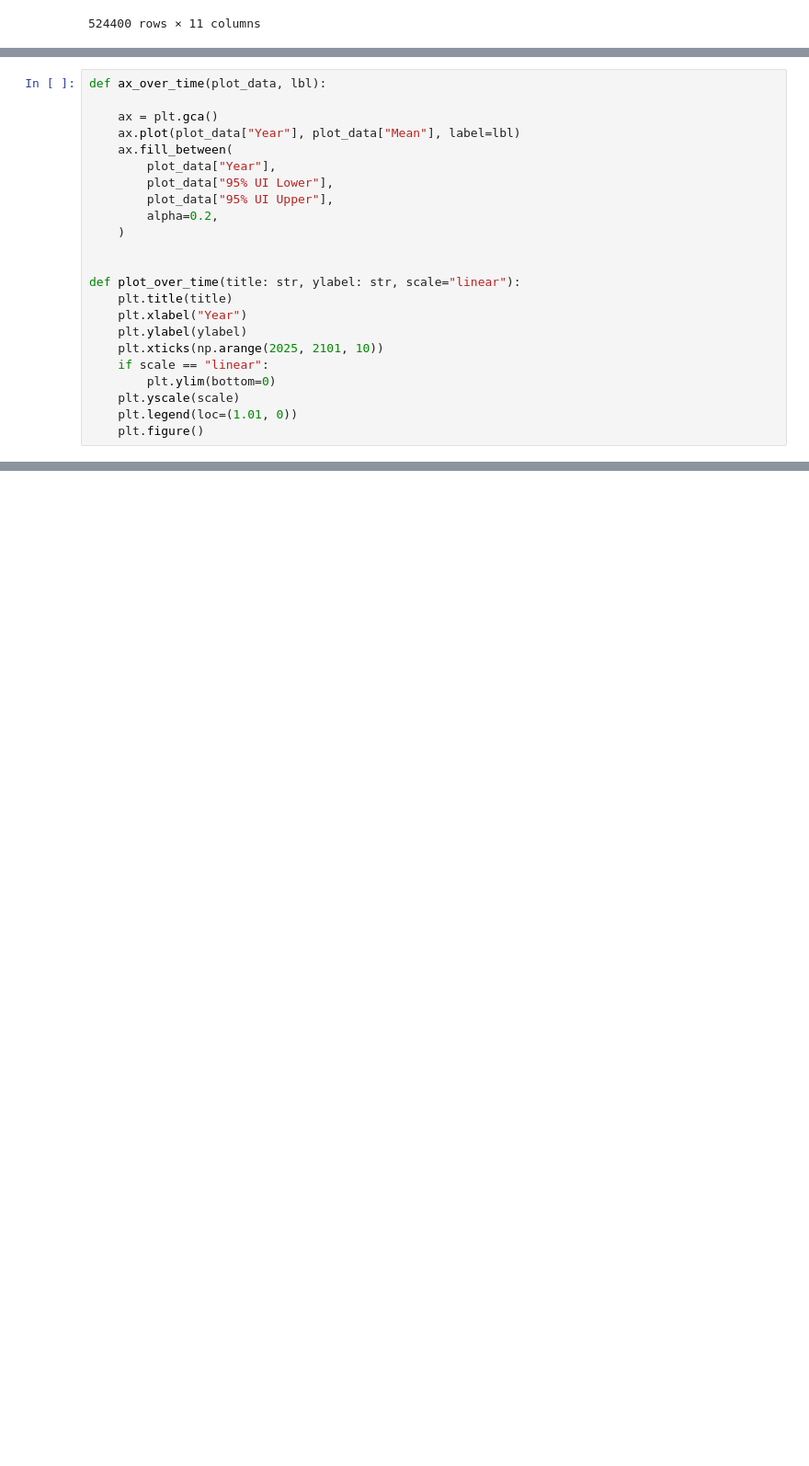
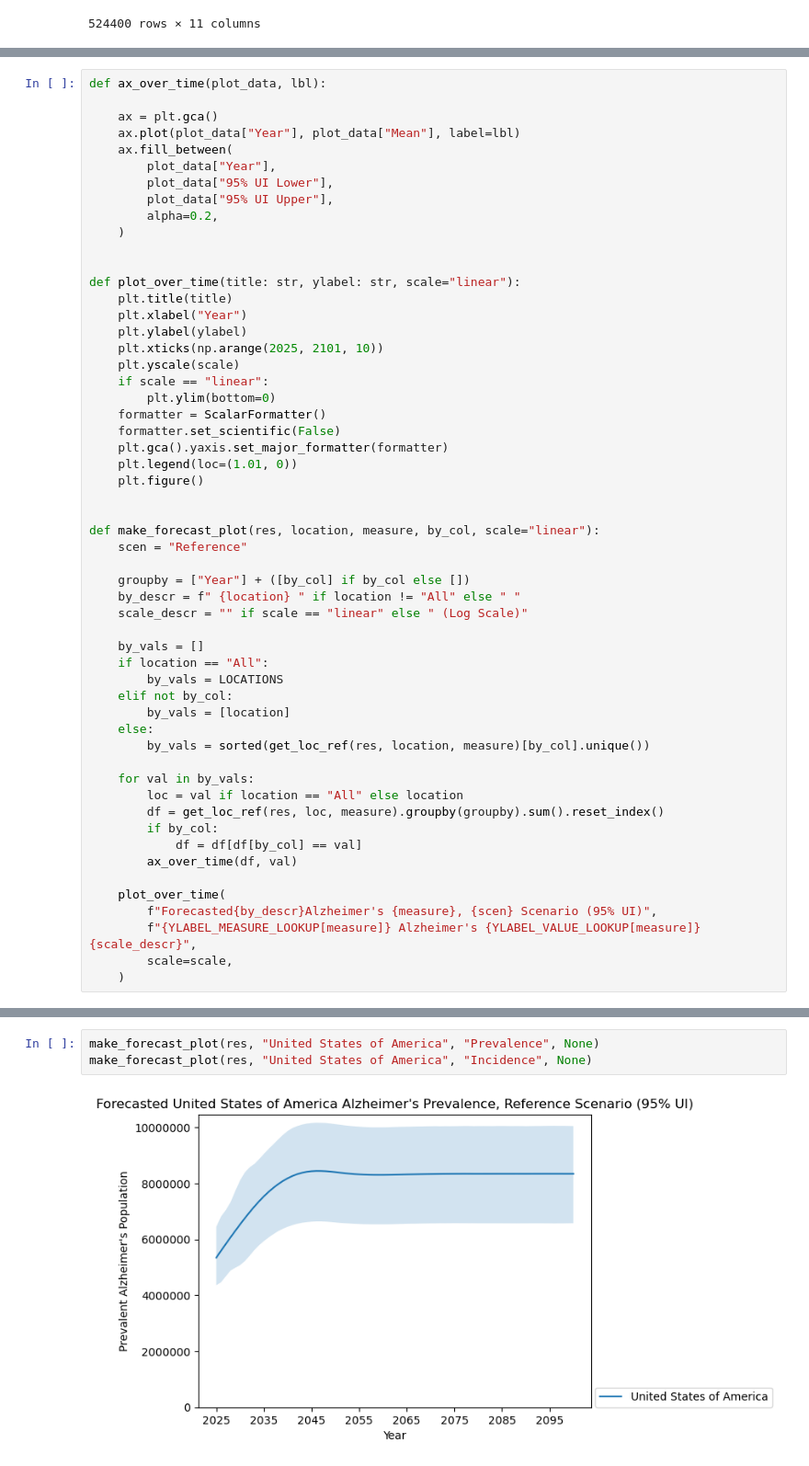
Before and after one commit to ihmeuw/vivarium_research_alzheimers, a Jupyter notebook: plots/plots_nov_11.ipynb, the cells around one changed output, grey strips where cells are left out. Shown at 92% size. Drawn from its saved outputs; the diff is of its cells as text; blank space fills up the shorter version.

```diff
--- a/plots/plots_nov_11.ipynb
+++ b/plots/plots_nov_11.ipynb
@@ -83,8 +112,40 @@ def plot_over_time(title: str, ylabel: str, scale="linear"):
     plt.xlabel("Year")
     plt.ylabel(ylabel)
     plt.xticks(np.arange(2025, 2101, 10))
+    plt.yscale(scale)
     if scale == "linear":
         plt.ylim(bottom=0)
-    plt.yscale(scale)
+    formatter = ScalarFormatter()
+    formatter.set_scientific(False)
+    plt.gca().yaxis.set_major_formatter(formatter)
     plt.legend(loc=(1.01, 0))
     plt.figure()
+
+
+def make_forecast_plot(res, location, measure, by_col, scale="linear"):
+    scen = "Reference"
+
+    groupby = ["Year"] + ([by_col] if by_col else [])
+    by_descr = f" {location} " if location != "All" else " "
+    scale_descr = "" if scale == "linear" else " (Log Scale)"
+
+    by_vals = []
+    if location == "All":
+        by_vals = LOCATIONS
+    elif not by_col:
+        by_vals = [location]
+    else:
+        by_vals = sorted(get_loc_ref(res, location, measure)[by_col].unique())
+
+    for val in by_vals:
+        loc = val if location == "All" else location
+        df = get_loc_ref(res, loc, measure).groupby(groupby).sum().reset_index()
+        if by_col:
+            df = df[df[by_col] == val]
+        ax_over_time(df, val)
+
+    plot_over_time(
+        f"Forecasted{by_descr}Alzheimer's {measure}, {scen} Scenario (95% UI)",
+        f"{YLABEL_MEASURE_LOOKUP[measure]} Alzheimer's {YLABEL_VALUE_LOOKUP[measure]}{scale_descr}",
+        scale=scale,
+    )
@@ -152,0 +160,5 @@ plot_over_time(
+# %%
+make_forecast_plot(res, "United States of America", "Prevalence", None)
+make_forecast_plot(res, "United States of America", "Incidence", None)
+# %% [output]
+[figure, added]
```
Also changed, not shown: parts of 13 cells of this notebook.
